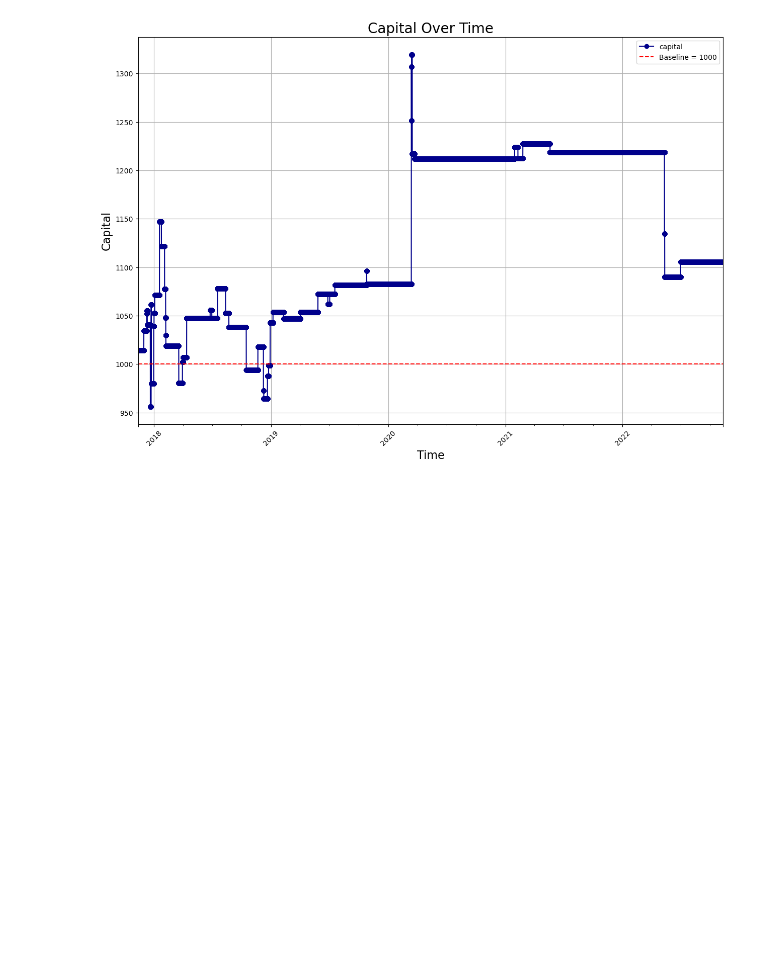
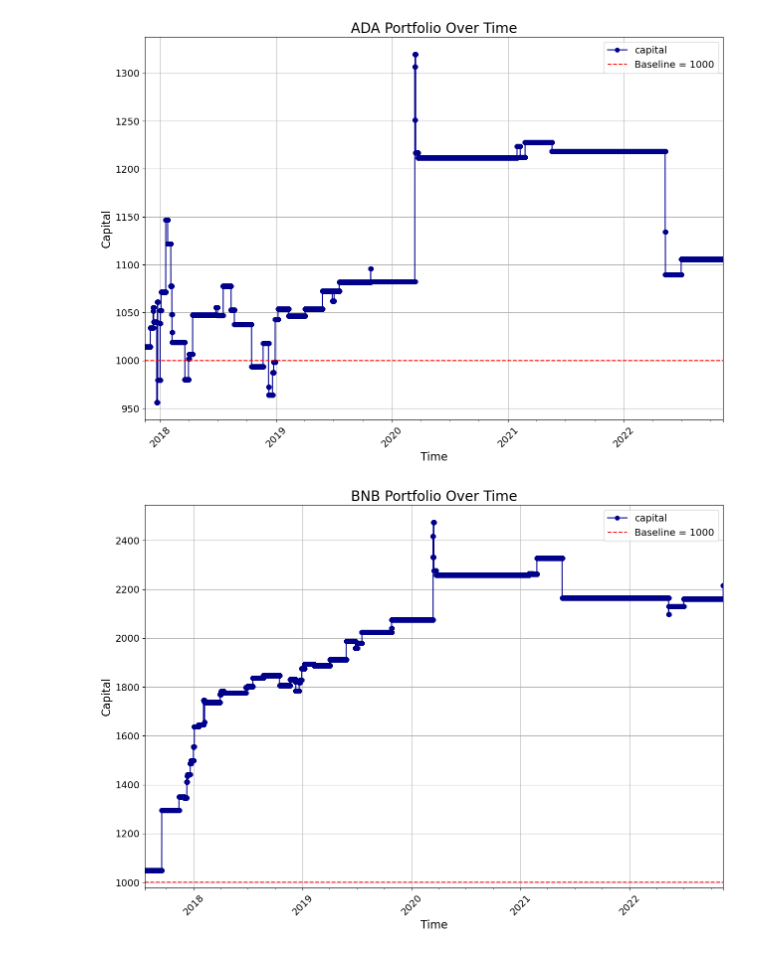
Before and after one commit to saamirsham/Crypto-Chronos-Trading-Algo, a Jupyter notebook: EDA/EDA.ipynb, the cells around one changed output. Saved outputs shown, nothing was run; the diff lists cells and outputs as text; code cells hidden in the pictures; blank space fills up the shorter version.

```diff
--- a/EDA/EDA.ipynb
+++ b/EDA/EDA.ipynb
@@ -51,7 +51,6 @@ plt.show()
-# %%
-df = pd.read_csv('../data/portfolio-performance/ADA_portfolio.csv').drop('Unnamed: 0', axis = 1)
 # %%
-def portfolio_plotter(df):
+def portfolio_plotter(df, ticker):
+    df = pd.read_csv(f'../data/portfolio-performance/{ticker}_portfolio.csv').drop('Unnamed: 0', axis = 1)
     # Ensure 'open_time' and 'close_time' are datetime
     df['open_time'] = pd.to_datetime(df['open_time'])
     df['close_time'] = pd.to_datetime(df['close_time'])
@@ -75,7 +74,7 @@ def portfolio_plotter(df):
     ax.axhline(1000, color='red', linestyle='--', label='Baseline = 1000')
 
     # Set the title and labels
-    ax.set_title('Capital Over Time', fontsize=20)
+    ax.set_title(f'{ticker} Portfolio Over Time', fontsize=20)
     ax.set_xlabel('Time', fontsize=16)
     ax.set_ylabel('Capital', fontsize=16)
 
@@ -83,9 +82,13 @@ def portfolio_plotter(df):
     ax.grid(True) # Add gridlines
     plt.xticks(rotation=45) # Rotate x-axis labels for better visibility
     ax.legend() # Add a legend
+    plt.savefig(f'../images/{ticker}_portfolio')
 
     return plt.show()
-# %%
-portfolio_plotter(df)
-# %% [output]
-[figure, removed]
+# %%
+cryptos = ['ADA', 'BNB', 'DOGE', 'ETH', 'LINK', 'LTC', 'UNI', 'XRP']
+for crypto in cryptos:
+    portfolio_plotter(df, ticker = crypto)
+# %% [output]
+[figure, added]
+[figure, added]
```
Also changed, not shown: parts of 8 cells of this notebook, 17 other files.
